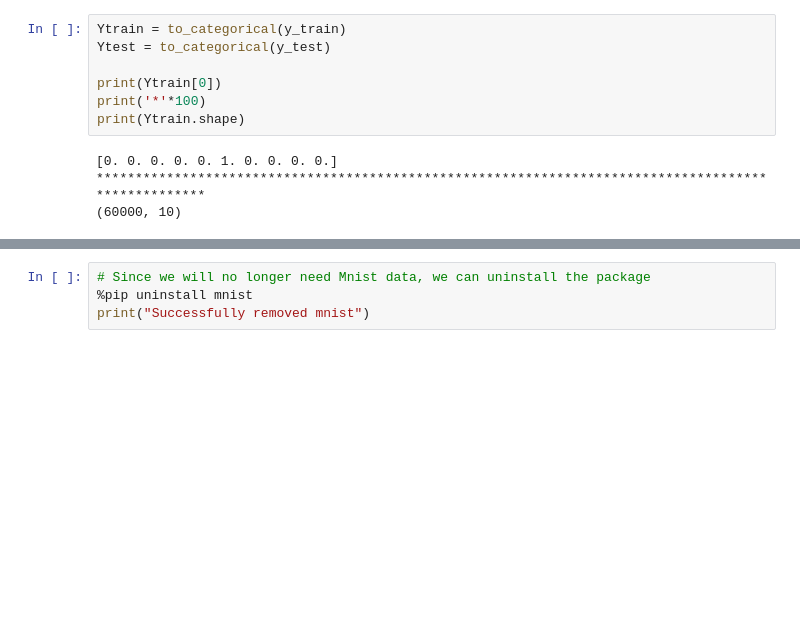
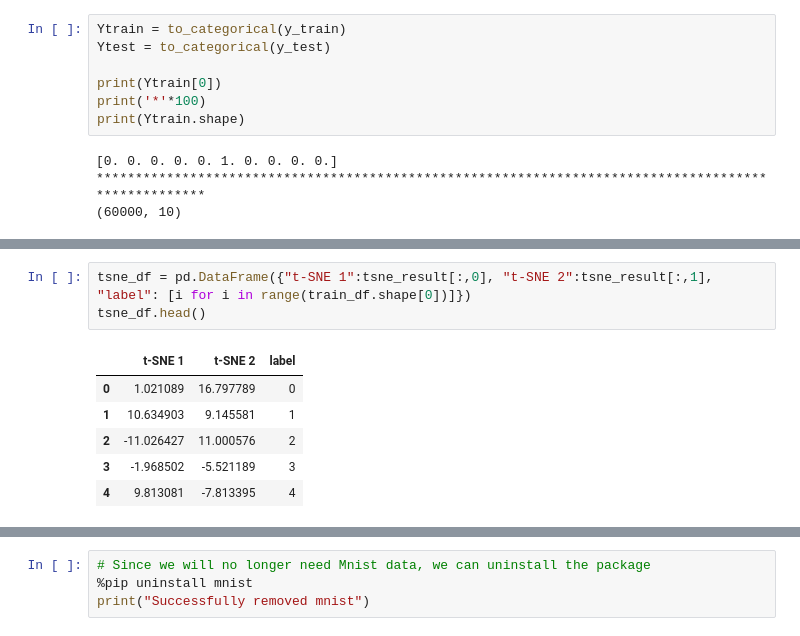
Before and after one commit to Ndaruga/Multiple-Machine-Learning-Projects, a Jupyter notebook: Dimintionality reduction on MNIST data/Mnist-digit.ipynb, the cells around one changed output, grey strips where cells are left out. Cells and saved outputs as stored; diff of their text form; blank space fills up the shorter version.

```diff
--- a/Dimintionality reduction on MNIST data/Mnist-digit.ipynb
+++ b/Dimintionality reduction on MNIST data/Mnist-digit.ipynb
@@ -101,0 +164,10 @@ print(Ytrain.shape)
+# %%
+tsne_df = pd.DataFrame({"t-SNE 1":tsne_result[:,0], "t-SNE 2":tsne_result[:,1], "label": [i for i in range(train_df.shape[0])]})
+tsne_df.head()
+# %% [output]
+|  | t-SNE 1 | t-SNE 2 | label |
+| 0 | 1.021089 | 16.797789 | 0 |
+| 1 | 10.634903 | 9.145581 | 1 |
+| 2 | -11.026427 | 11.000576 | 2 |
+| 3 | -1.968502 | -5.521189 | 3 |
+| 4 | 9.813081 | -7.813395 | 4 |
```
Also changed, not shown: parts of 10 cells of this notebook.
